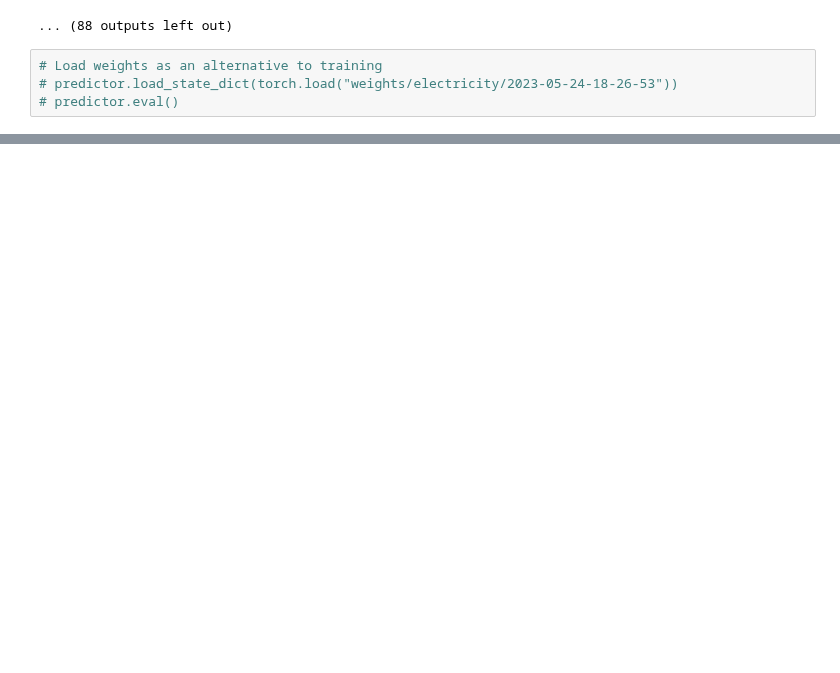
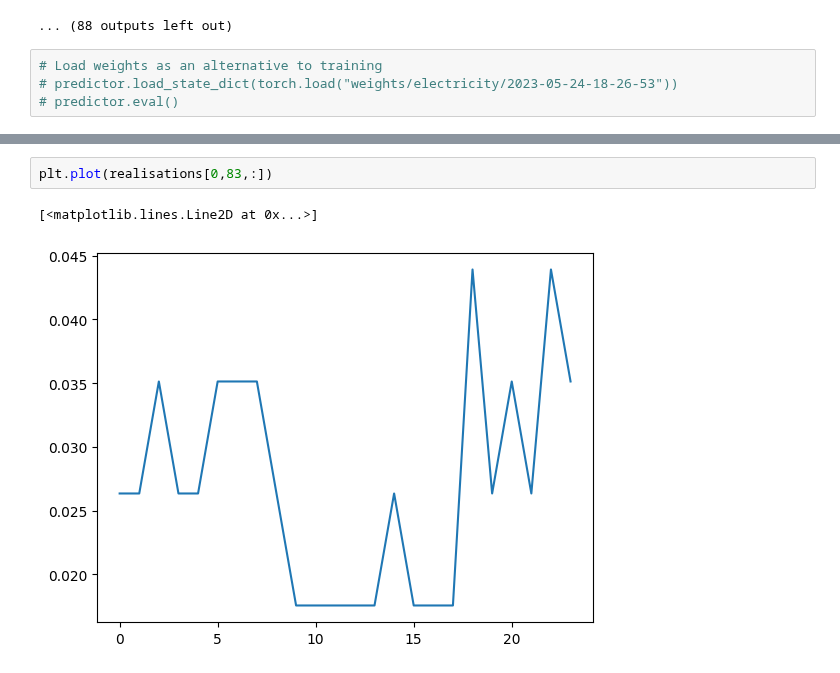
Before and after one commit to EdvardJSHolen/Final-Year-Project, a Jupyter notebook: TimeFusion/examples/electricity.ipynb, the cells around one changed output, grey strips where cells are left out. Saved outputs shown, nothing was run; the diff lists cells and outputs as text; blank space fills up the shorter version.

```diff
--- a/TimeFusion/examples/electricity.ipynb
+++ b/TimeFusion/examples/electricity.ipynb
@@ -211,0 +253,5 @@ CRPS_sum: 8.51425270239512 Variogram_score: 0.07106198107271981
+# %%
+plt.plot(realisations[0,83,:])
+# %% [output]
+[<matplotlib.lines.Line2D at 0x...>]
+[figure, added]
```
Also changed, not shown: parts of 13 cells of this notebook, 1 other file.
